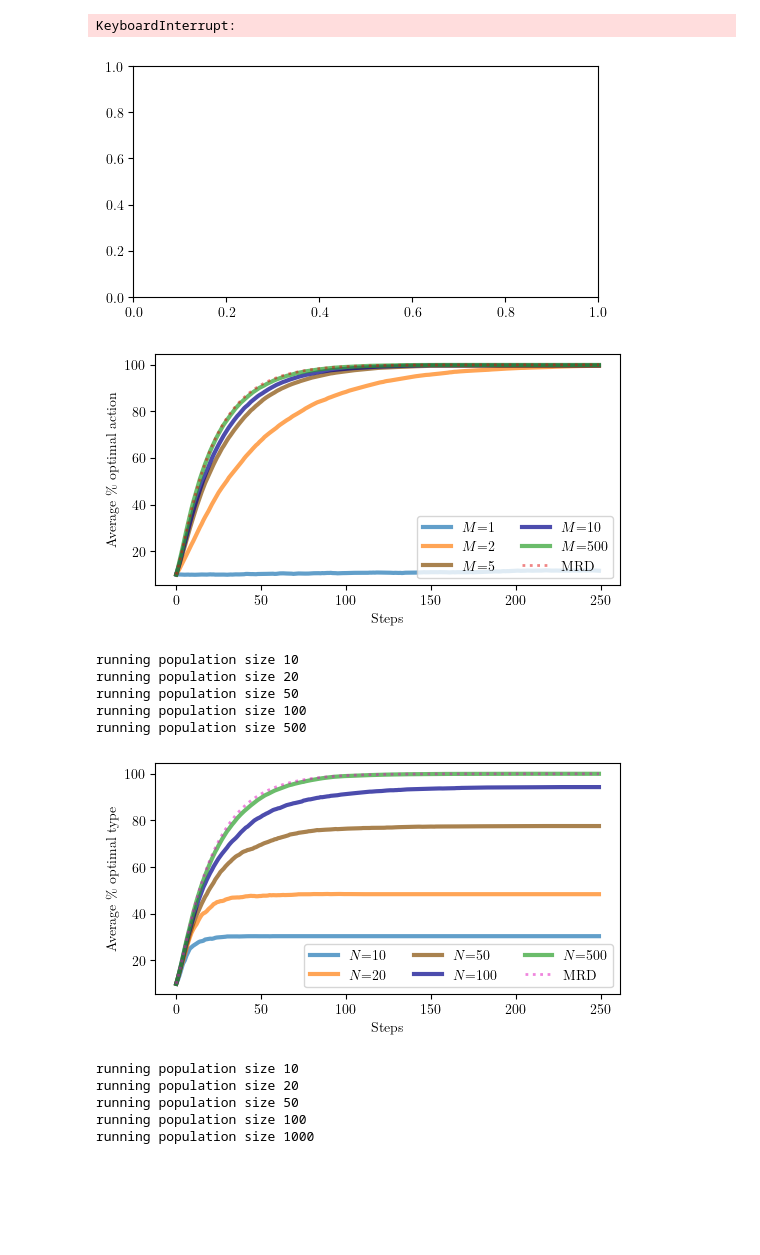
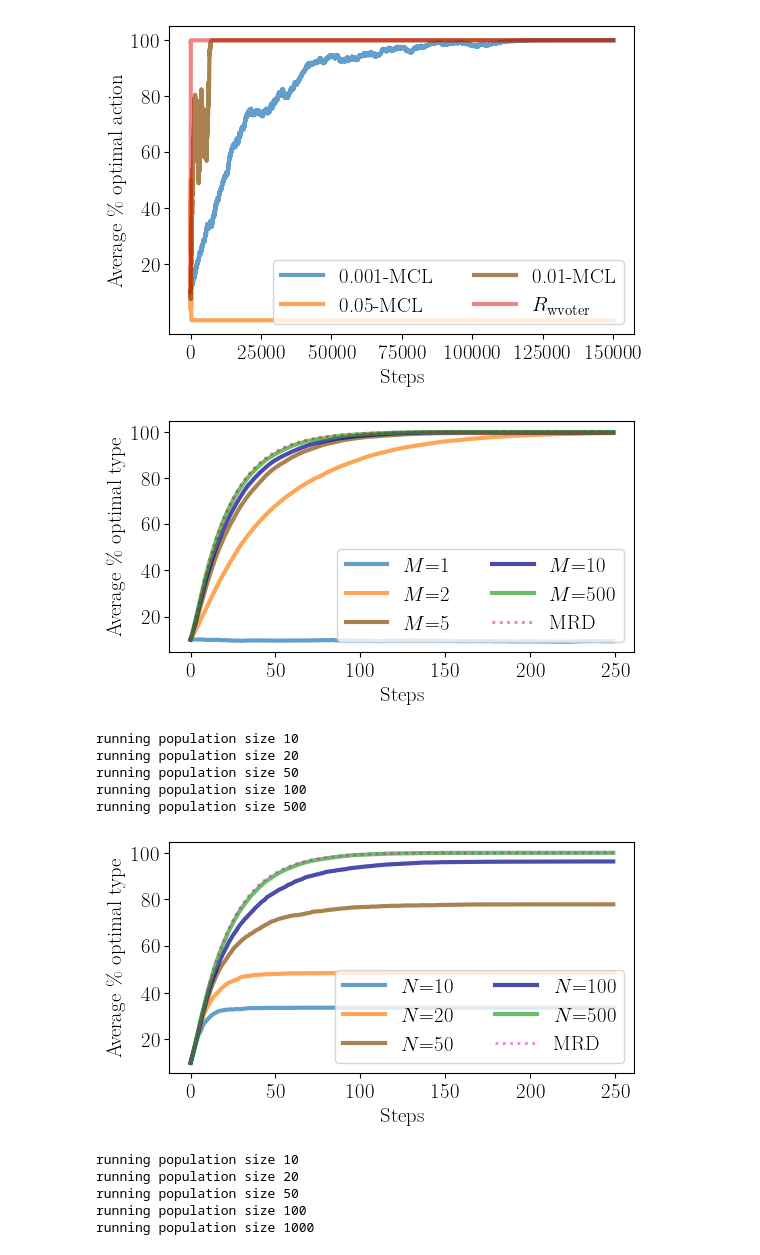
Before and after one commit to MISTLab/HiveMindRL, a Jupyter notebook: src/plots.ipynb, the cells around one changed output. Saved outputs shown, nothing was run; the diff lists cells and outputs as text; code cells hidden in the pictures; blank space fills up the shorter version.

```diff
--- a/src/plots.ipynb
+++ b/src/plots.ipynb
@@ -24,13 +24,11 @@ import matplotlib.gridspec as gridspec
 plt.rcParams["pdf.fonttype"] = 42
 plt.rcParams["ps.fonttype"] = 42
 
-plt.rcParams["text.latex.preamble"] = r"\usepackage{lmodern} \usepackage{amsmath}"
-# Options
 params = {
     "text.usetex": True,
-    "font.size": 10,
-    "font.family": "lmodern",
-    #   'text.latex.unicode': True,
+    "font.size": 15,
+    "font.family": "serif",
+    "text.latex.preamble": r"\usepackage{lmodern} \usepackage{amsmath}",
 }
 plt.rcParams.update(params)
 # %%
@@ -40,7 +38,7 @@ seeds = 1000
 name = "evenly spaced"
 
 
-fig, ax = plt.subplots(1, 1, figsize=(6, 3))
+fig, ax = plt.subplots(1, 1, figsize=(6, 4))
 colors = ["#1f77b4", "#ff7f0e", "#854d05", "#00008b", "#2ca02c", "#e00e0e"]
 i = 0
 bandit = BanditLinear(name=name)
@@ -62,43 +60,43 @@ for alpha in alphas:
     )
 
     i += 1
 
 
 # simulate MRD
 steps_pmcl = 1500
 _, optimal_action_pmcl = parallel_maynard_cross_learning(
     steps=steps_pmcl, seeds=seeds, bandit=bandit, parallel_envs=int(1 / alphas[0])
 )
 
 optimal_action_pmcl_mean = optimal_action_pmcl.mean(axis=1)
 extend = np.full(steps - steps_pmcl, optimal_action_pmcl_mean[-1])
 optimal_action_pmcl_mean = np.concatenate((optimal_action_pmcl_mean, extend))
 
 
 ax.plot(
     range(steps),
     optimal_action_pmcl_mean * 100,
     label=r"$R_{\text{wvoter}}$",
     color=colors[-1],
     linewidth=3,
     alpha=0.5,
 )
 
-ax.set_ylabel(r"Average $\%$ optimal action", fontsize=10)
-ax.set_xlabel("Steps", fontsize=10)
+ax.set_ylabel(r"Average $\%$ optimal action")
+ax.set_xlabel(r"Steps")
 ax.set_yticks([i for i in np.arange(20, 120, 20)])
-ax.set_yticklabels([f"{i}" for i in np.arange(20, 120, 20)], fontsize=10)
+ax.set_yticklabels([f"{i}" for i in np.arange(20, 120, 20)])
+ax.tick_params(axis="both")
 # ax.set_xscale("log")
-ax.legend(loc="lower right", fontsize=10, ncols=2)
+ax.legend(loc="lower right", fontsize=15, ncols=2)
 
 plt.savefig(f"MCL_with_many_alphas.pdf", bbox_inches="tight", dpi=900)
 # %% [output]
-KeyboardInterrupt:
-[figure, old version]
+[figure, new version]
 # %%
 nei_sizes = [1, 2, 5, 10, 500]
 # population_sizes = [10, 1000]
-seeds = 1000
+iterations = 1000
 name = "evenly spaced"
 disjoint_neighbourhood = False
 use_neighbourhood = True
@@ -123,15 +121,15 @@ for nei_size in nei_sizes:
     #     use_neighbourhood = False
 
     _, optimal_action_wvr = run_parallel_simulation_wvr(
-    steps=steps,
-    population_size=population_size,
-    seeds=seeds,
-    neighbourhood_size=nei_size,
-    disjoint_neighbourhood=disjoint_neighbourhood,
-    use_neighbourhood=use_neighbourhood,
-    name=name,
-    n_proc=n_proc,
-    device=device,
+        steps=steps,
+        population_size=population_size,
+        iterations=iterations,
+        neighbourhood_size=nei_size,
+        disjoint_neighbourhood=disjoint_neighbourhood,
+        use_neighbourhood=use_neighbourhood,
+        name=name,
+        n_proc=n_proc,
+        device=device,
     )
 
     optimal_action_wvr = optimal_action_wvr.mean(axis=0)
@@ -172,15 +170,15 @@ ax.plot(
     alpha=0.5,
 )
 
-ax.set_ylabel(r"Average $\%$ optimal action", fontsize=10)
-ax.set_xlabel("Steps", fontsize=10)
+ax.set_ylabel(r"Average $\%$ optimal type")
+ax.set_xlabel("Steps")
 ax.set_yticks([i for i in np.arange(20, 120, 20)])
-ax.set_yticklabels([f"{i}" for i in np.arange(20, 120, 20)], fontsize=10)
+ax.set_yticklabels([f"{i}" for i in np.arange(20, 120, 20)])
 # ax.set_xscale("log")
-ax.legend(loc="lower right", fontsize=10, ncols=2)
+ax.legend(loc="lower right", fontsize=15, ncols=2)
 plt.savefig(f"wvr_with_many_nei_sizes.pdf", bbox_inches="tight", dpi=900)
 # %% [output]
-[figure, old version]
+[figure, new version]
 # %%
 population_sizes = [10, 20, 50, 100, 500]
 # population_sizes = [10, 1000]
@@ -205,7 +203,7 @@ for population_size in population_sizes:
     _, optimal_action_wvr = run_parallel_simulation_wvr(
         steps=steps,
         population_size=population_size,
-        seeds=seeds,
+        iterations=seeds,
         neighbourhood_size=nei_size,
         disjoint_neighbourhood=disjoint_neighbourhood,
         use_neighbourhood=use_neighbourhood,
@@ -247,11 +245,11 @@ ax.plot(
     alpha=0.5,
 )
 
-ax.set_ylabel(r"Average $\%$ optimal type", fontsize=10)
-ax.set_xlabel("Steps", fontsize=10)
+ax.set_ylabel(r"Average $\%$ optimal type")
+ax.set_xlabel("Steps")
 ax.set_yticks([i for i in np.arange(20, 120, 20)])
-ax.set_yticklabels([f"{i}" for i in np.arange(20, 120, 20)], fontsize=10)
-ax.legend(loc="lower right", fontsize=10, ncols=3)
+ax.set_yticklabels([f"{i}" for i in np.arange(20, 120, 20)])
+ax.legend(loc="lower right", fontsize=15, ncols=2)
 
 plt.savefig(f"R_wvoter_scenario_evenly_spaced.pdf", bbox_inches="tight", dpi=900)
 # %% [output]
@@ -260,7 +258,7 @@ running population size 20
 running population size 50
 running population size 100
 running population size 500
-[figure, old version]
+[figure, new version]
 # %%
 population_sizes = [10, 20, 50, 100, 1000]
 # population_sizes = [10, 1000]
```
Also changed, not shown: parts of 4 cells of this notebook, 21 other files.
